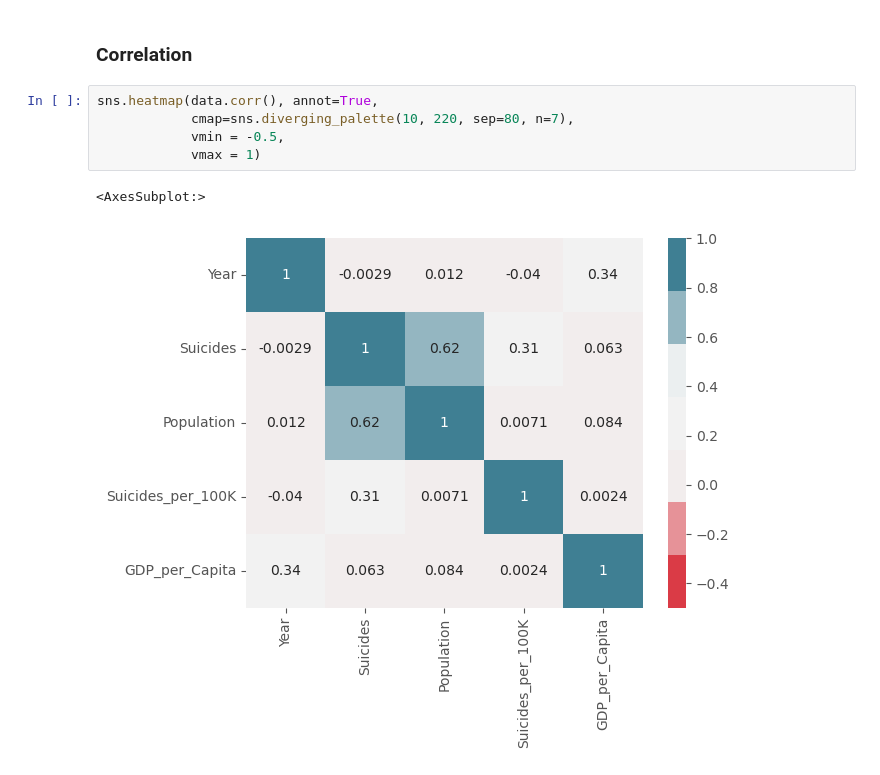
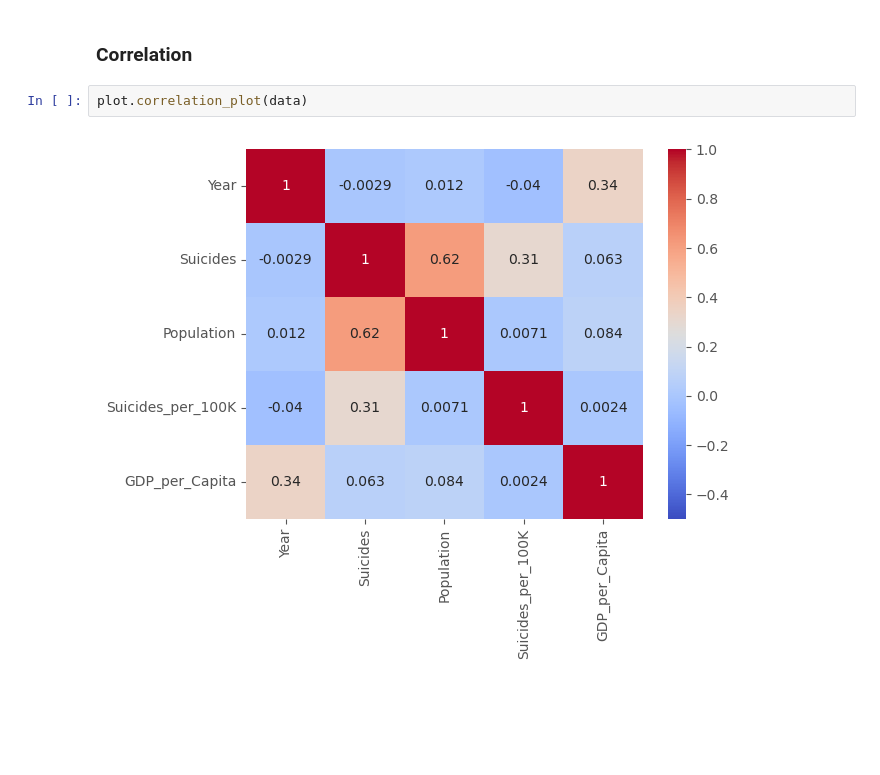
Before and after one commit to JaimeVRodriguez/suicide_rates_eda, a Jupyter notebook: notebooks/suicide_rate_eda.ipynb, the cells around one changed output. Saved outputs shown, nothing was run; the diff lists cells and outputs as text; blank space fills up the shorter version.

Commit message:
add correlation function/plot

```diff
--- a/notebooks/suicide_rate_eda.ipynb
+++ b/notebooks/suicide_rate_eda.ipynb
@@ -139,11 +136,7 @@ plot.ser_hbar_plot(high_five_ratio, 'Highest 5 Countries (per 100K)', 'Suicides
 [figure]
 # %% [markdown]
 ### Correlation
-# %%
-sns.heatmap(data.corr(), annot=True,
-            cmap=sns.diverging_palette(10, 220, sep=80, n=7),
-            vmin = -0.5,
-            vmax = 1)
-# %% [output]
-<AxesSubplot:>
-[figure, removed]
+# %%
+plot.correlation_plot(data)
+# %% [output]
+[figure, added]
```
Also changed, not shown: parts of 1 cell of this notebook, 1 other file.
